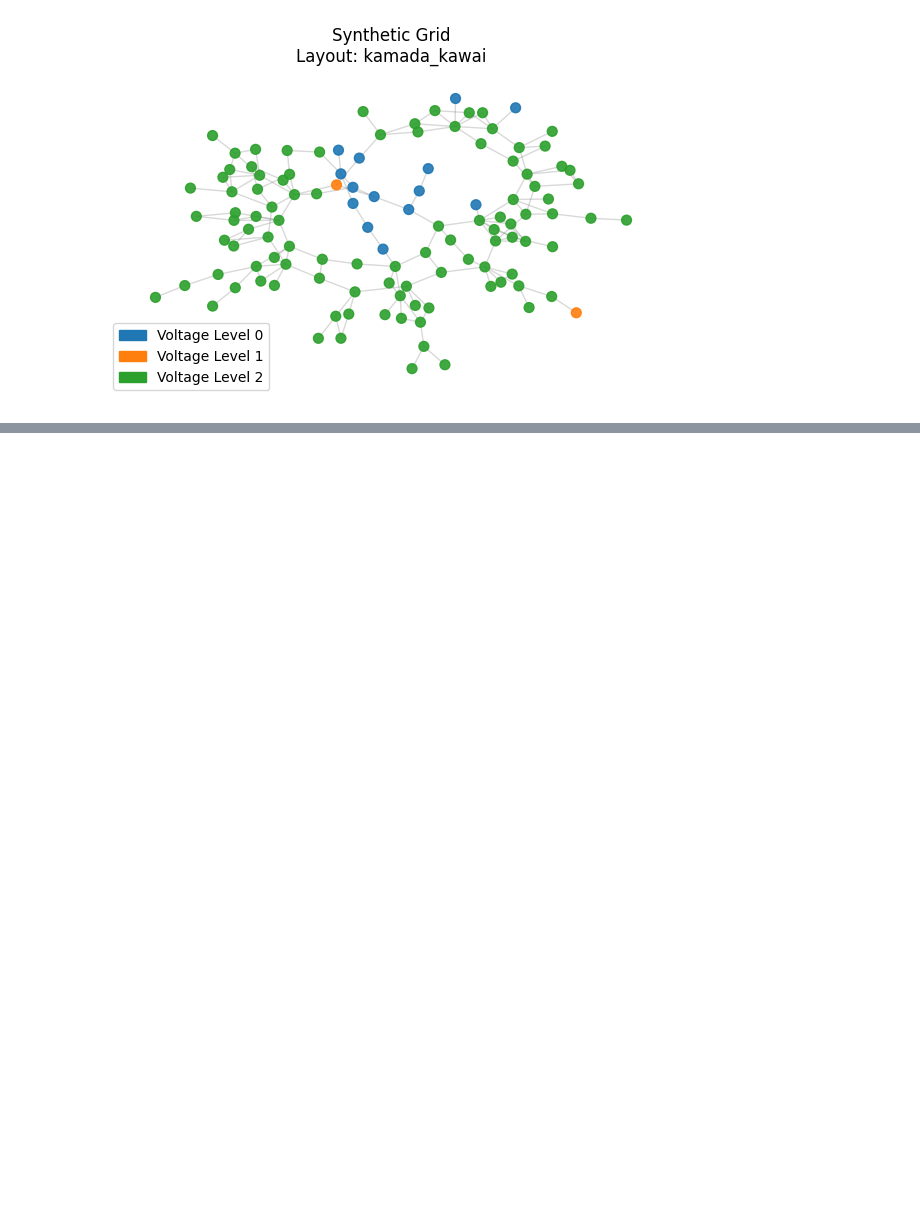
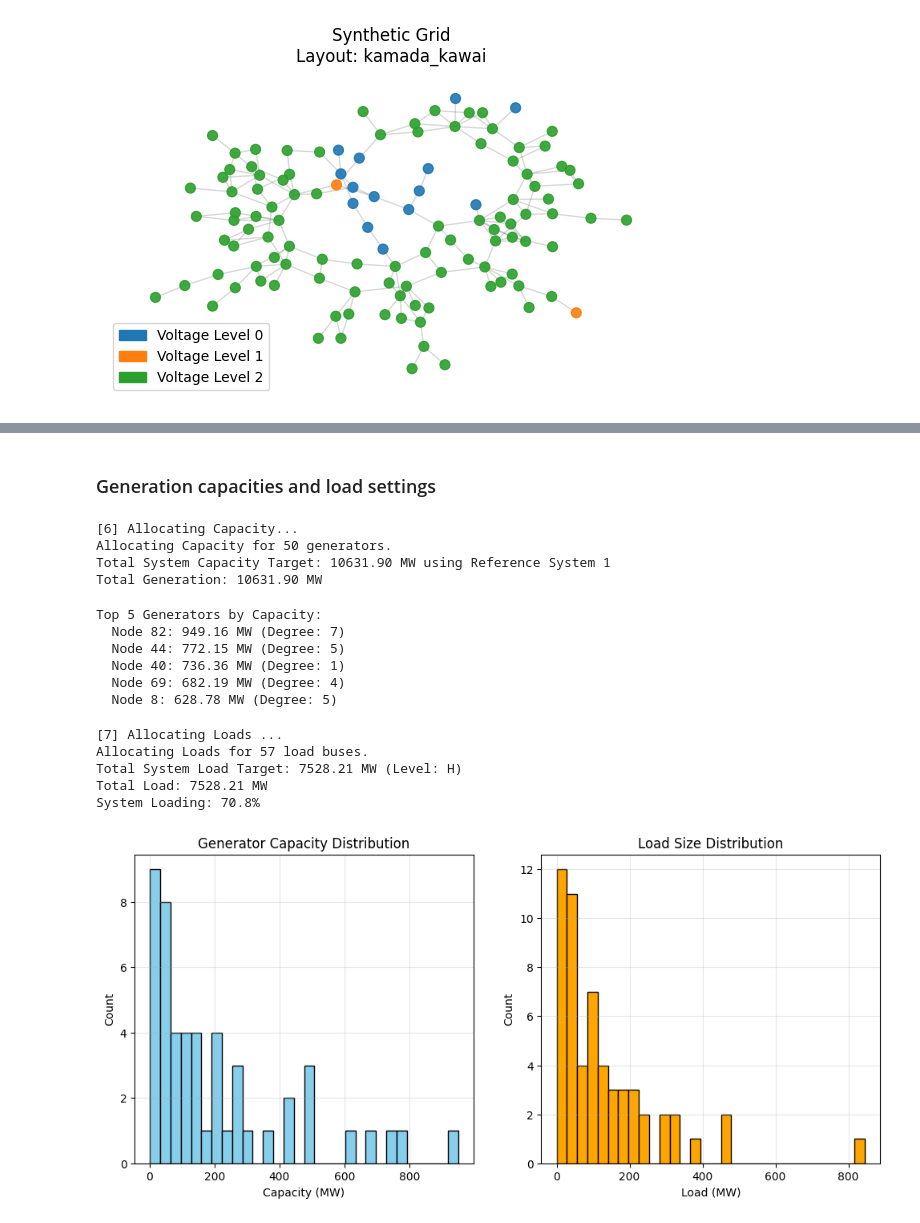
Before and after one commit to cookbook-ms/Chung_Lu_Chain-synthesizer, a Jupyter notebook: examples/ieee_test.ipynb, the cells around one changed output, grey strips where cells are left out. Drawn from its saved outputs; the diff is of its cells as text; code cells hidden in the pictures; blank space fills up the shorter version.

Commit message:
update on gen load settings

```diff
--- a/examples/ieee_test.ipynb
+++ b/examples/ieee_test.ipynb
@@ -246,0 +183,72 @@ Calculating layout 'kamada_kawai'...
+# %% [markdown]
+### Generation capacities and load settings
+# %%
+print("\n[6] Allocating Capacity...")
+cap_allocator = CapacityAllocator(synthetic_graph)
+capacities = cap_allocator.allocate()
+total_gen = sum(capacities.values())
+print(f"Total Generation: {total_gen:.2f} MW")
+# Attach to graph
+nx.set_node_attributes(synthetic_graph, capacities, name="pg_max")
+# %% [output]
+[6] Allocating Capacity...
+Allocating Capacity for 50 generators.
+Total System Capacity Target: 10631.90 MW using Reference System 1
+Total Generation: 10631.90 MW
+# %%
+# Check top 10 generators
+sorted_gens = sorted(capacities.items(), key=lambda x: x[1], reverse=True)
+print("\nTop 5 Generators by Capacity:")
+for node, cap in sorted_gens[:5]:
+    print(f"  Node {node}: {cap:.2f} MW (Degree: {synthetic_graph.degree(node)})")
+# %% [output]
+Top 5 Generators by Capacity:
+  Node 82: 949.16 MW (Degree: 7)
+  Node 44: 772.15 MW (Degree: 5)
+  Node 40: 736.36 MW (Degree: 1)
+  Node 69: 682.19 MW (Degree: 4)
+  Node 8: 628.78 MW (Degree: 5)
+# %%
+print("\n[7] Allocating Loads ...")
+load_allocator = LoadAllocator(synthetic_graph, ref_sys_id=1)
+loads = load_allocator.allocate(loading_level='H')
+
+# Attach to graph (attribute 'pl' for active power load)
+nx.set_node_attributes(synthetic_graph, loads, name="pl")
+
+total_load = sum(loads.values())
+print(f"Total Load: {total_load:.2f} MW")
+
+print(f"System Loading: {total_load/total_gen:.1%}")
+# %% [output]
+[7] Allocating Loads ...
+Allocating Loads for 57 load buses.
+Total System Load Target: 7528.21 MW (Level: H)
+Total Load: 7528.21 MW
+System Loading: 70.8%
+# %%
+# Plot Distribution
+load_vals = list(loads.values())
+
+if load_vals:
+    plt.figure(figsize=(12, 5))
+
+    plt.subplot(1, 2, 2)
+    plt.hist(load_vals, bins=30, color='orange', edgecolor='black')
+    plt.title("Load Size Distribution")
+    plt.xlabel("Load (MW)")
+    plt.ylabel("Count")
+    plt.grid(True, alpha=0.3)
+
+# Plot Distribution
+caps = list(capacities.values())
+if caps:
+    plt.subplot(1, 2, 1)
+    plt.hist(caps, bins=30, color='skyblue', edgecolor='black')
+    plt.title("Generator Capacity Distribution")
+    plt.xlabel("Capacity (MW)")
+    plt.ylabel("Count")
+    plt.grid(True, alpha=0.3)
+    plt.show()
+# %% [output]
+[figure, added]
```
Also changed, not shown: parts of 9 cells of this notebook, 21 other files.
